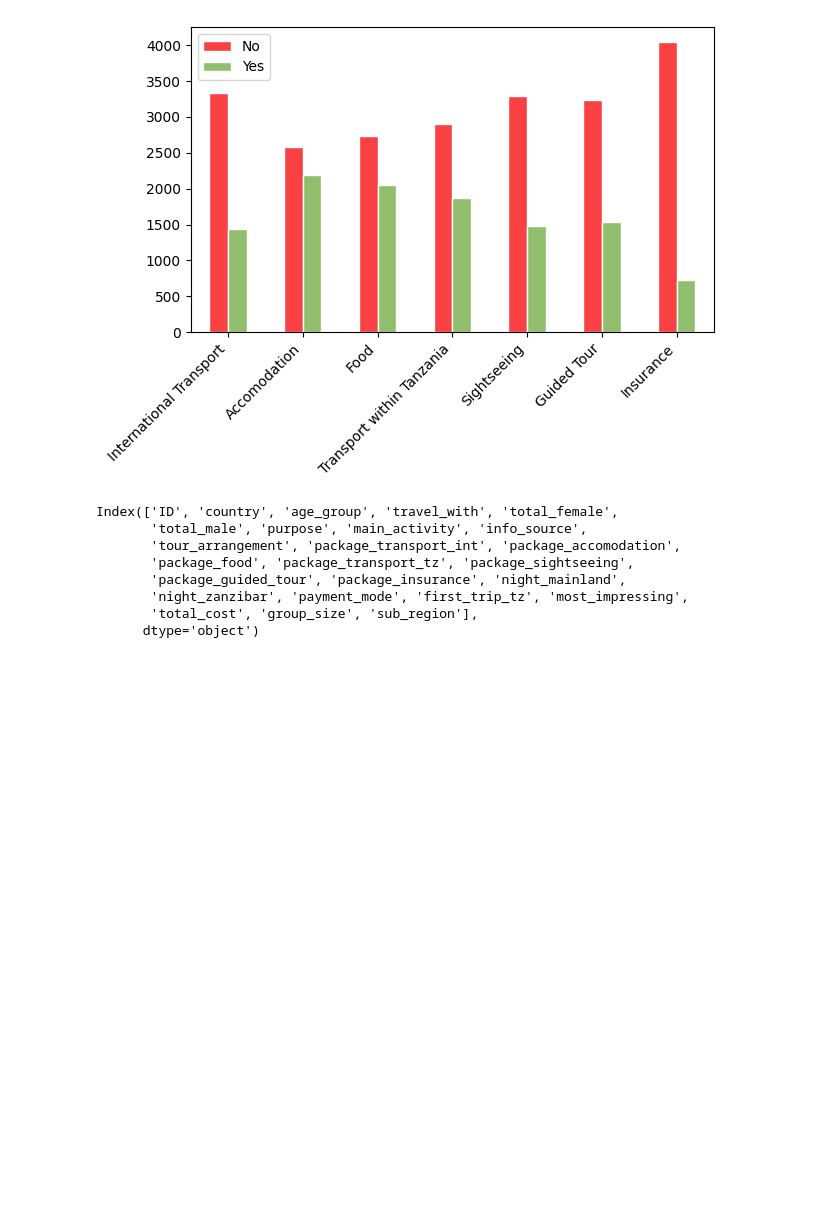
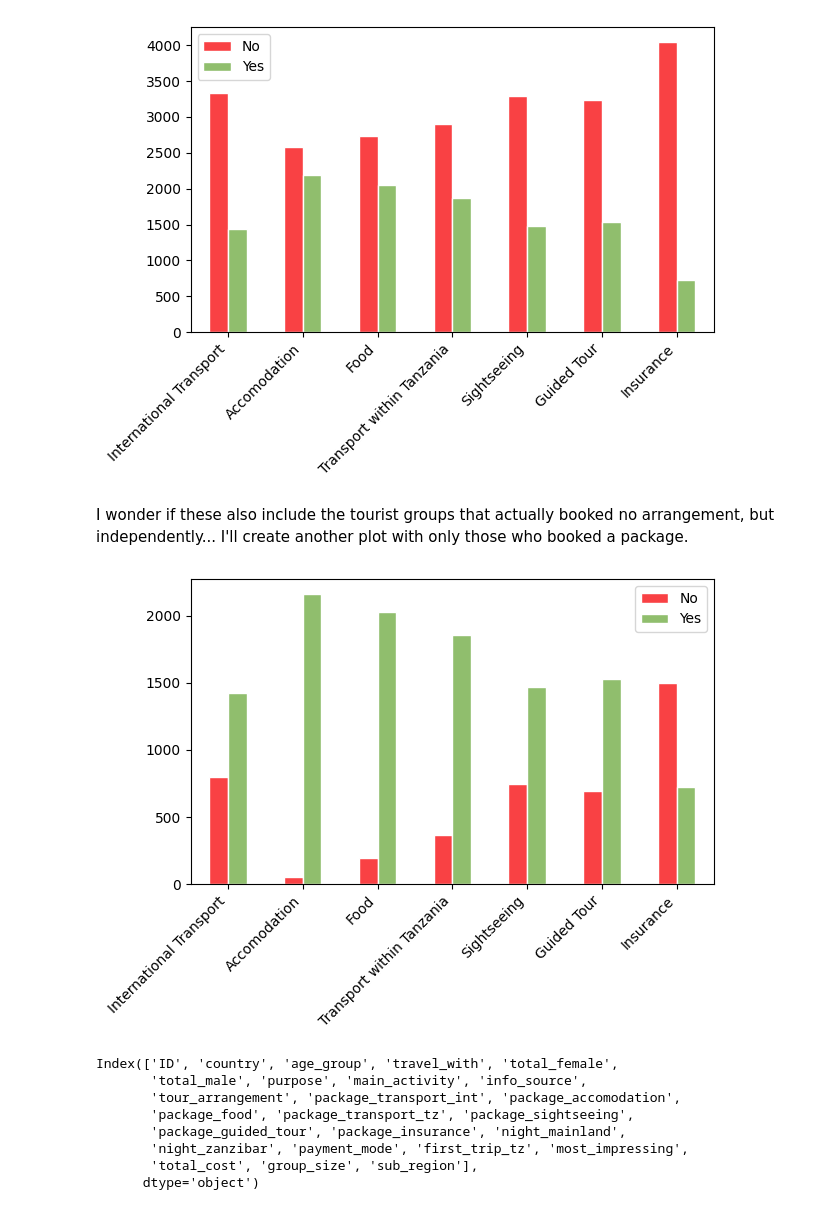
Before and after one commit to scheinmensch/Tanzania_Tourism_Prediction, a Jupyter notebook: EDA.ipynb, the cells around one changed output. Cells and saved outputs as stored; diff of their text form; code cells hidden in the pictures; blank space fills up the shorter version.

Commit message:
added plot for packages

```diff
--- a/EDA.ipynb
+++ b/EDA.ipynb
@@ -640,6 +655,23 @@ plt.tight_layout()
 plt.show();
 # %% [output]
 [figure]
+# %% [markdown]
+I wonder if these also include the tourist groups that actually booked no arrangement, but independently... I'll create another plot with only those who booked a package.
+# %%
+packages_tourarrangements = tourarrangement[(tourarrangement.tour_arrangement == 'Package Tour')]
+packages_tourarrangements = packages_tourarrangements.drop(['tour_arrangement'], axis=1)
+packages_tourarrangements_num = packages_tourarrangements.apply(pd.value_counts).T
+ax=packages_tourarrangements_num.plot.bar(color = {'Yes': "#90be6d", 'No':"#f94144"}, edgecolor='White')
+ax.set_xticklabels(['International Transport', 'Accomodation',
+       'Food', 'Transport within Tanzania', 'Sightseeing',
+       'Guided Tour', 'Insurance'], rotation=45, ha="right")
+#needs improvement
+# for col in packages_num.columns:
+#    plot_percentage_ver(ax, col)
+plt.tight_layout()
+plt.show();
+# %% [output]
+[figure, added]
 # %%
 TZA.columns
 # %% [output]
```
Also changed, not shown: parts of 8 cells of this notebook.
